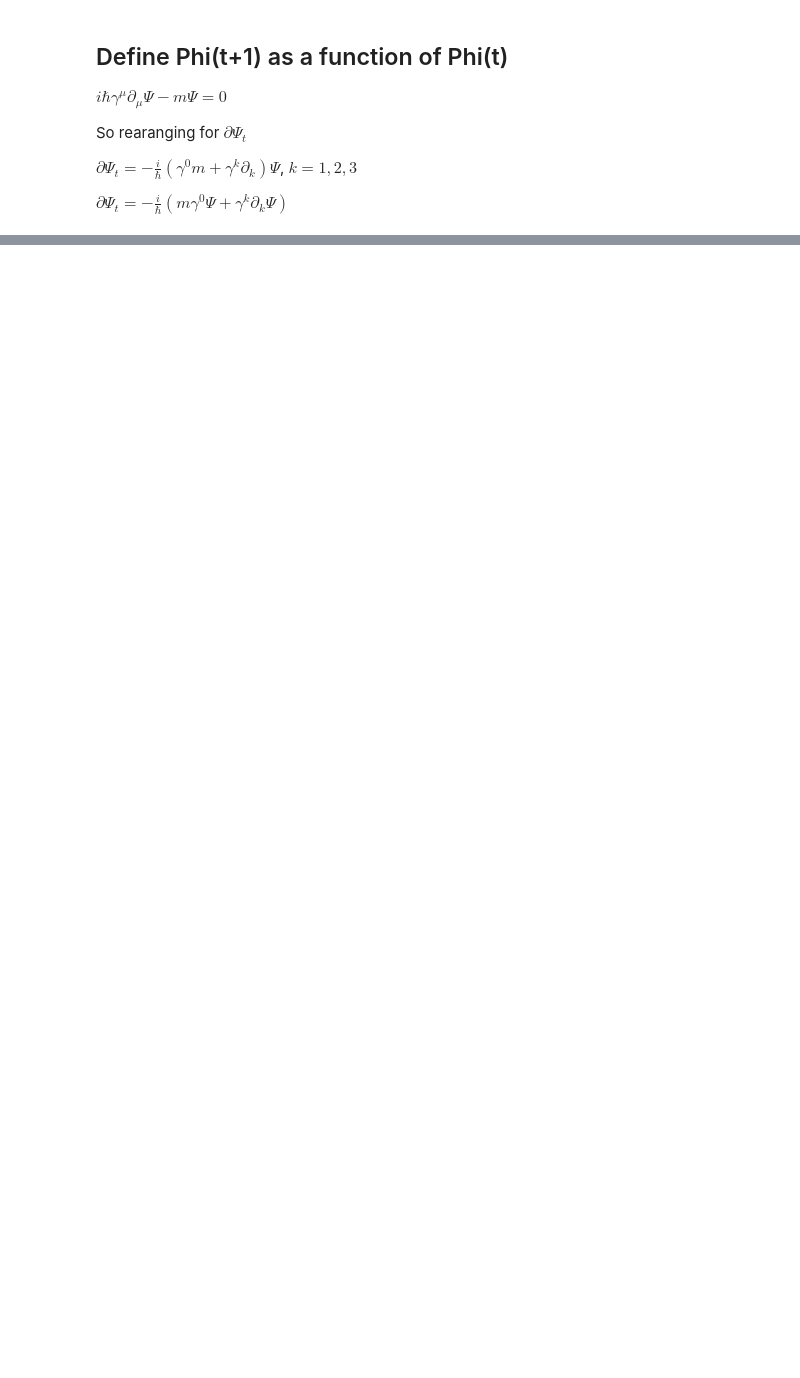
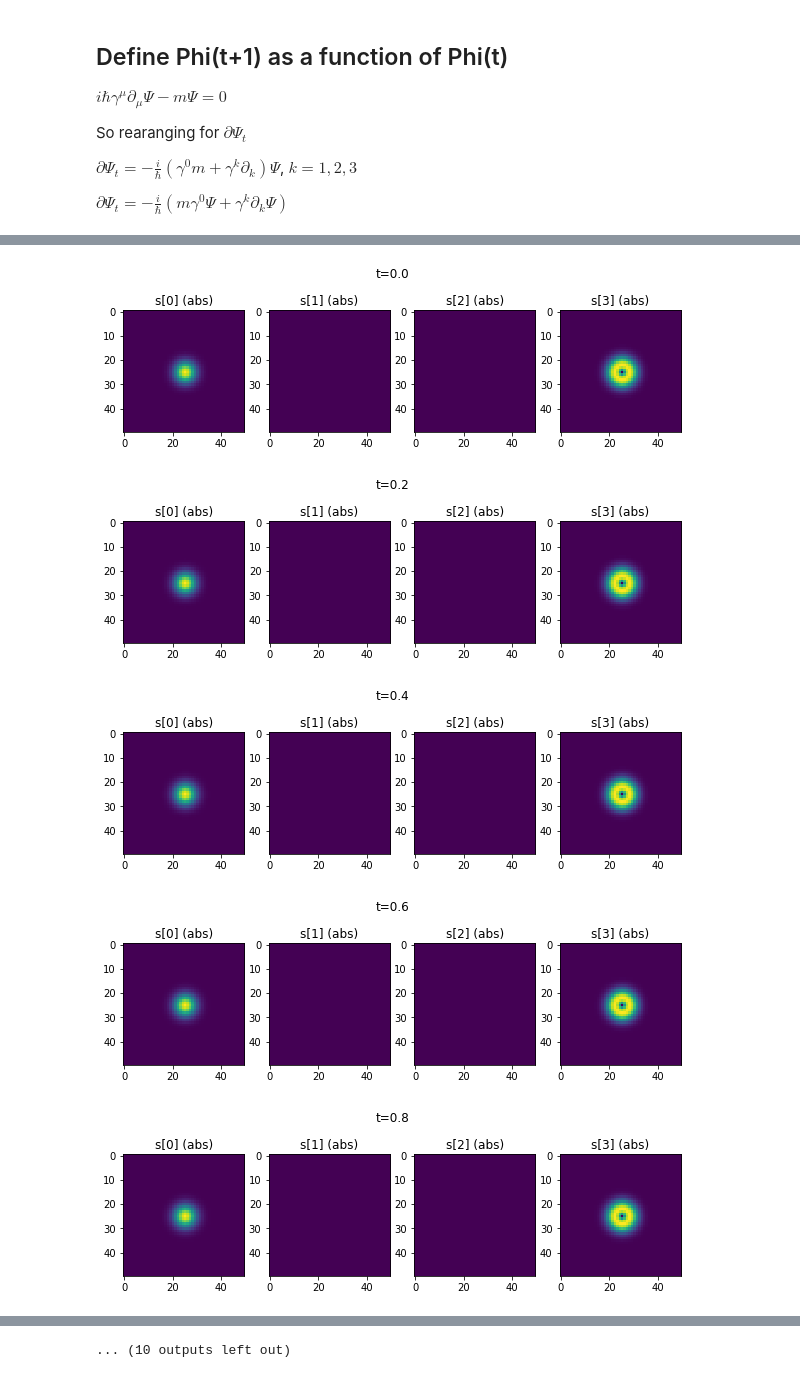
Before and after one commit to ipoole/QM, a Jupyter notebook: NumericDirac.ipynb, the cells around one changed output, grey strips where cells are left out. Cells and saved outputs as stored; diff of their text form; code cells hidden in the pictures; blank space fills up the shorter version.

```diff
--- a/NumericDirac.ipynb
+++ b/NumericDirac.ipynb
@@ -154,0 +136,56 @@ test_advance()
+# %%
+s=50
+hs=s//2
+blur=3
+nsteps = 20
+m=0
+dt=0.2
+
+phi0 = np.zeros((s,s,s,4))
+phi0[hs,hs,hs,0] = 1
+phi0[:,:,:,0] = gaussian_filter(phi0[:,:,:,0], blur)
+phi0 = np.array(phi0, np.cdouble)
+phi0 = normalise(phi0)
+
+phi = phi0
+p0 = []
+p1 = []
+p2 = []
+p3 = []
+
+
+for step in range(0, nsteps):
+    phi = normalise(advance(phi, m, dt=dt))
+    p0 += [abs(phi[hs,hs,hs,0])]
+    p1 += [abs(phi[hs,hs,hs,1])]
+    p2 += [abs(phi[hs,hs,hs,2])]
+    p3 += [abs(phi[hs,hs,hs,3])]
+    plt.figure(figsize=(10,3))
+    for p in (0,1,2,3):
+        plt.subplot(1, 4, p + 1)
+        plt.title(f"s[{p}] (abs)")
+        plt.imshow(abs(phi[:,:,hs,p]))
+    plt.suptitle(f"t={float(step*dt):.1f}")
+    plt.show()
+
+plt.figure(figsize=(20,5))
+for p in (p0, p1, p2, p3):
+    plt.plot(p)
+
+plt.xlabel('t')
+plt.show()
+
+plt.figure(figsize=(20,5))
+plt.plot(abs(phi[:,hs,hs,0]), label='s[0]')
+plt.plot(abs(phi[:,hs,hs,1]), label='s[1]')
+plt.plot(abs(phi[:,hs,hs,2]), label='s[2]')
+plt.plot(abs(phi[:,hs,hs,3]), label='s[3]')
+plt.xlabel('x')
+plt.legend()
+plt.show()
+# %% [output]
+[figure, added]
+[figure, added]
+[figure, added]
+[figure, added]
+[figure, added]
@@ -154,0 +199 @@ test_advance()
+... (10 outputs left out)
```
Also changed, not shown: parts of 8 cells of this notebook, 1 other file.
